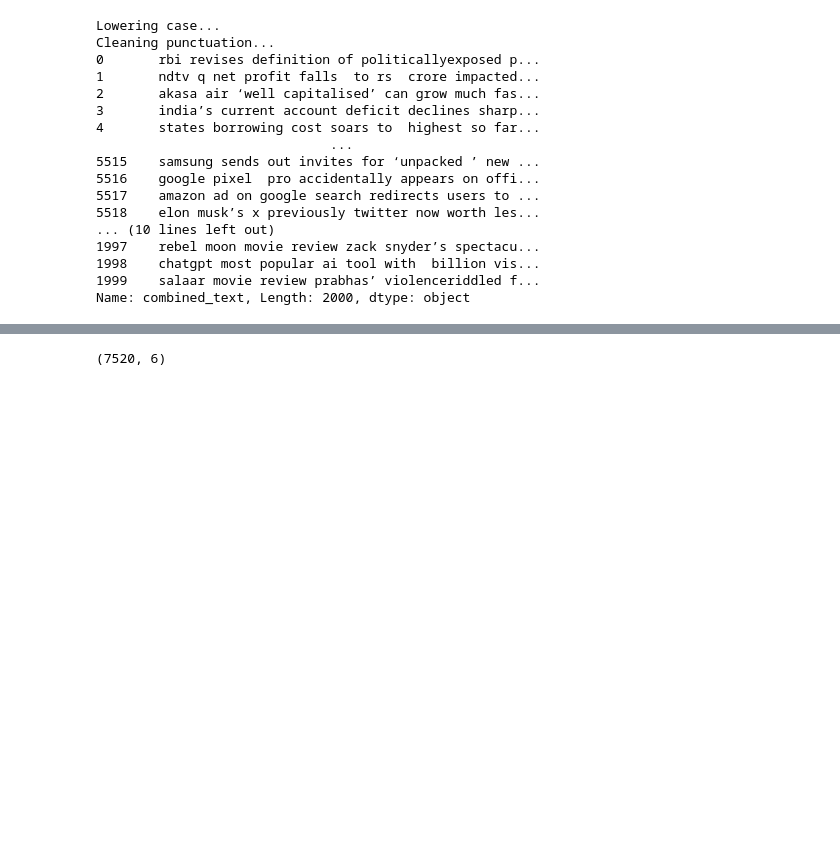
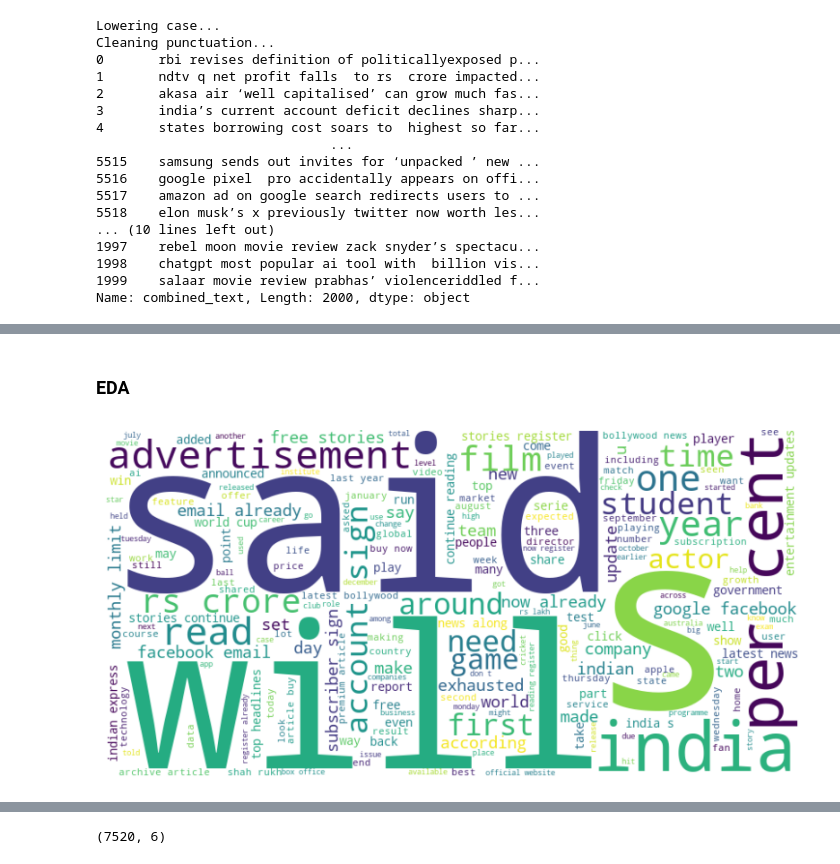
Before and after one commit to Nomathemba149/2401PTDS_Classification_Project-main, a Jupyter notebook: Classifucation Project Notebook.ipynb, the cells around one changed output, grey strips where cells are left out. Cells and saved outputs as stored; diff of their text form; code cells hidden in the pictures; blank space fills up the shorter version.

```diff
--- a/Classifucation Project Notebook.ipynb
+++ b/Classifucation Project Notebook.ipynb
@@ -279,0 +218,22 @@ df_copy = df.copy()
+# %%
+# Drop missing values (if any)
+train_data = train_data.dropna(subset=['combined_text', 'category'])
+test_data = test_data.dropna(subset=['combined_text', 'category'])
+
+# Extract features (text) and target (category)
+X_train = train_data['combined_text']
+y_train = train_data['category']
+X_test = test_data['combined_text']
+y_test = test_data['category']
+
+# Convert the target variable into numerical labels (if it's categorical)
+label_encoder = LabelEncoder()
+y_train_encoded = label_encoder.fit_transform(y_train)
+y_test_encoded = label_encoder.transform(y_test)
+
+# Convert text to features using TfidfVectorizer
+vectorizer = TfidfVectorizer(stop_words='english', max_features=5000)
+X_train_tfidf = vectorizer.fit_transform(X_train)
+X_test_tfidf = vectorizer.transform(X_test)
+# %% [markdown]
+### EDA
@@ -279,0 +242,16 @@ df_copy = df.copy()
+# %%
+from wordcloud import WordCloud
+
+# Combine all text data
+text_data = ' '.join(test_data['combined_text'].dropna())
+
+# Generate a word cloud
+wordcloud = WordCloud(width=800, height=400, background_color='white').generate(text_data)
+
+# Display the word cloud
+plt.figure(figsize=(10,6))
+plt.imshow(wordcloud, interpolation='bilinear')
+plt.axis('off')
+plt.show()
+# %% [output]
+[figure, added]
```
Also changed, not shown: parts of 18 cells of this notebook.
